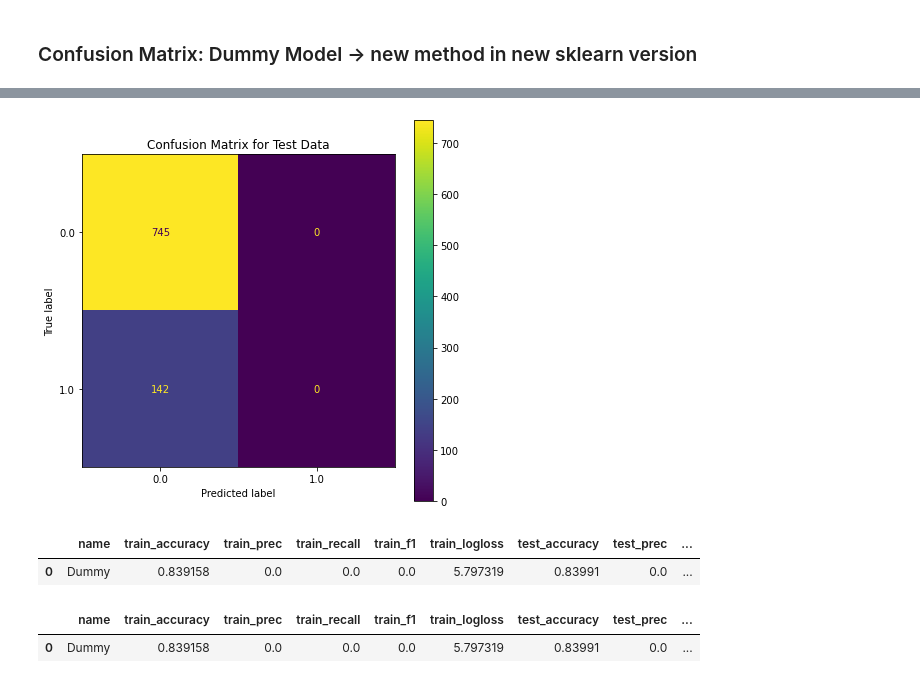
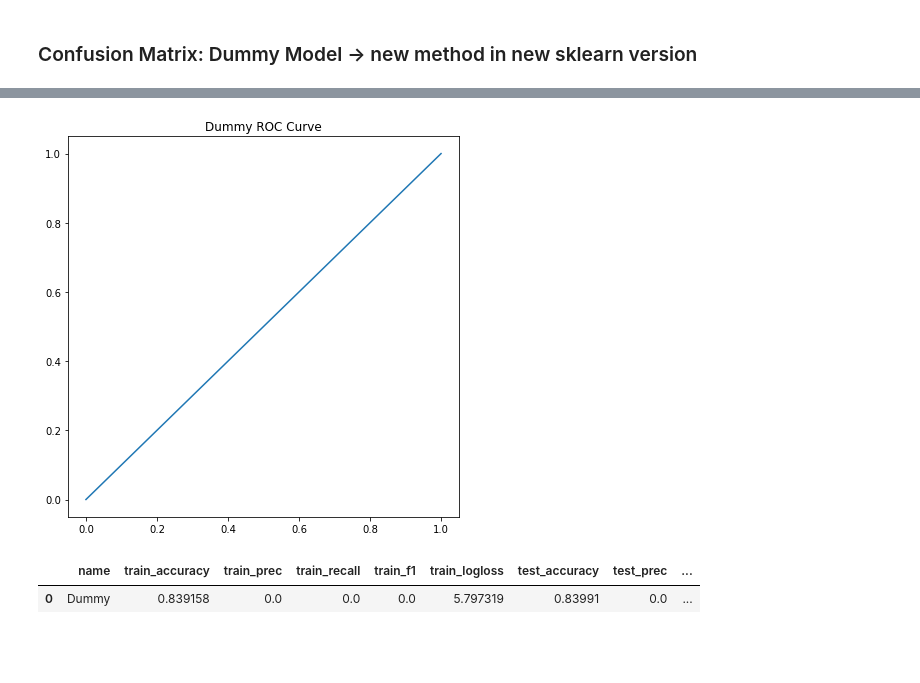
Before and after one commit to dvdhartsman/NLP-Sentiment-Analysis, a Jupyter notebook: David_Notebook.ipynb, the cells around one changed output, grey strips where cells are left out. Drawn from its saved outputs; the diff is of its cells as text; code cells hidden in the pictures; blank space fills up the shorter version.

Commit message:
Model Iteration

```diff
--- a/David_Notebook.ipynb
+++ b/David_Notebook.ipynb
@@ -242,0 +272,12 @@ concat_df.head()
+# %%
+plt.style.use('seaborn')
+fig, ax = plt.subplots(figsize=(8,8))
+concat_df.groupby("imputed_brand")["is_there_an_emotion_directed_at_a_brand_or_product"].value_counts(\
+                normalize=True).unstack().plot(kind="bar", ax=ax, grid=False)
+ax.set_yticks([0, .20, .40, .60, .80, 1.00])
+ax.set_yticklabels([0, 20, 40, 60, 80, 100])
+ax.set_ylabel("Percentage of Tweets")
+ax.set_xlabel("Brand Information")
+ax.legend(bbox_to_anchor=(.5, .87))
+ax.set_title("Analysis of Sentiment by Brand Info", fontsize=20)
+plt.legend(fontsize=16);
@@ -242,0 +289,12 @@ concat_df.head()
+# %%
+plt.style.use('seaborn')
+fig, ax = plt.subplots(figsize=(8,8))
+binary_df.groupby("imputed_brand")["is_there_an_emotion_directed_at_a_brand_or_product"].value_counts(\
+                normalize=True).unstack().plot(kind="bar", ax=ax, grid=False)
+ax.set_yticks([0, .20, .40, .60, .80, 1.00])
+ax.set_yticklabels([0, 20, 40, 60, 80, 100])
+ax.set_ylabel("Percentage of Tweets")
+ax.set_xlabel("Brand Information")
+ax.legend(bbox_to_anchor=(.5, .87))
+ax.set_title("Analysis of Sentiment by Brand Info", fontsize=20)
+plt.legend(fontsize=16);
@@ -451,7 +533,7 @@ class Model():
 
     def compare_roc_curve(self):
         # Color Palette
-        colors = sns.color_palette(palette='gist_rainbow')
+        colors = sns.color_palette("Paired", n_colors=20)
         # Create the plot
         fig, ax = plt.subplots(figsize=(10,10))
         for i in range(len(Model.model_list)):
@@ -758,4 +805,5 @@ Name: target, dtype: int64
 # %%
+plt.style.use("default")
 fig, ax = plt.subplots(figsize=(7,7))
 ConfusionMatrixDisplay.from_estimator(dummy, dummy.predict(X_test_transformed), y_test, ax=ax)
 ax.set_title("Confusion Matrix for Dummy Model");
@@ -769,13 +821,8 @@ dummy_0 = Model("Dummy", dummy, tfidf, X_train_transformed, X_test_transformed,
 [figure]
 # %%
-dummy_0.confusion_matrix()
+dummy_0.roc_curve()
 # %% [output]
-[figure, old version]
+[figure, new version]
-# %%
-Model.model_df
-# %% [output]
-|  | name | train_accuracy | train_prec | train_recall | train_f1 | train_logloss | test_accuracy | test_prec | ... |
-| 0 | Dummy | 0.839158 | 0.0 | 0.0 | 0.0 | 5.797319 | 0.83991 | 0.0 | ... |
 # %%
 Model.model_df
 # %% [output]
```
Also changed, not shown: parts of 204 cells of this notebook.
